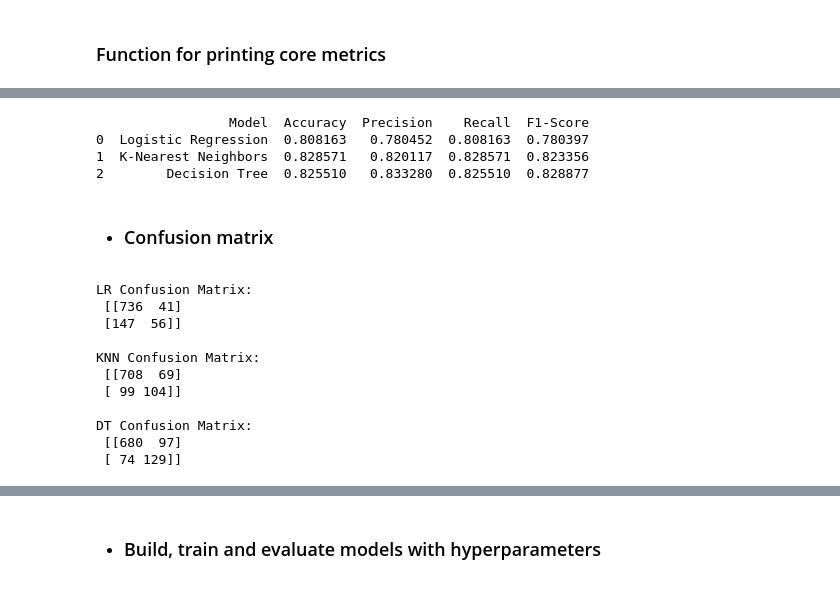
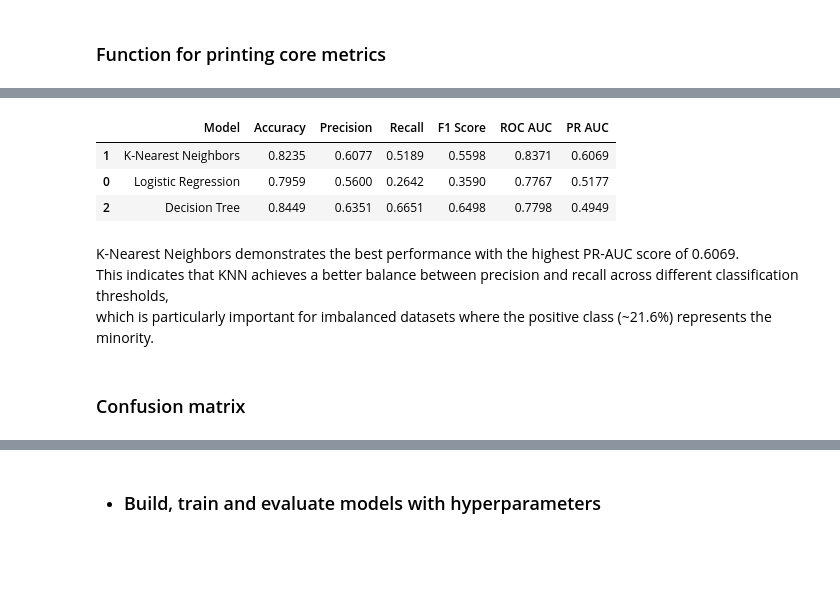
Before and after one commit to Artemjzhukov/ML_Projects_Courses, a Jupyter notebook: ML-101/Portuguese wine quality/Classification_Portuguese_Wines.ipynb, the cells around one changed output, grey strips where cells are left out. Drawn from its saved outputs; the diff is of its cells as text; code cells hidden in the pictures; blank space fills up the shorter version.

```diff
--- a/ML-101/Portuguese wine quality/Classification_Portuguese_Wines.ipynb
+++ b/ML-101/Portuguese wine quality/Classification_Portuguese_Wines.ipynb
@@ -248,27 +215,0 @@ weighted avg   0.847665  0.844898  0.846177       980
-# %%
-# compare models
-
-models = {
-    'Logistic Regression': LR_pred,
-    'K-Nearest Neighbors': KNN_pred,
-    'Decision Tree': DT_pred
-}
-
-results = []
-
-for model_name, y_pred in models.items():
-    results.append({
-        'Model': model_name,
-        'Accuracy': accuracy_score(y_test, y_pred),
-        'Precision': precision_score(y_test, y_pred, average='weighted'),
-        'Recall': recall_score(y_test, y_pred, average='weighted'),
-        'F1-Score': f1_score(y_test, y_pred, average='weighted')
-    })
-
-results_df = pd.DataFrame(results)
-print(results_df.round(6))
-# %% [output]
-                 Model  Accuracy  Precision    Recall  F1-Score
-0  Logistic Regression  0.808163   0.780452  0.808163  0.780397
-1  K-Nearest Neighbors  0.828571   0.820117  0.828571  0.823356
-2        Decision Tree  0.825510   0.833280  0.825510  0.828877
@@ -275,24 +263,23 @@ print(results_df.round(6))
+# %%
+th=0.5
+evaluate_model(LR, X_test_org, y_test, model_name="Logistic Regression",threshold=th)
+evaluate_model(KNN, X_test_org, y_test, model_name="K-Nearest Neighbors",threshold=th)
+evaluate_model(DT, X_test_org, y_test, model_name="Decision Tree",threshold=th)
+
+
+results_df=results_df = pd.DataFrame.from_dict(all_results, orient='index').reset_index(drop=True).sort_values(by='PR AUC', ascending=False)
+numeric_cols = results_df.select_dtypes(include=[np.number]).columns.tolist()
+styled_results = results_df.style.background_gradient(cmap='viridis', subset=numeric_cols).format("{:.4f}",subset=numeric_cols)
+#'RdYlGn' or 'Blues' or 'viridis'
+styled_results
+# %% [output]
+|  | Model | Accuracy | Precision | Recall | F1 Score | ROC AUC | PR AUC |
+| 1 | K-Nearest Neighbors | 0.8235 | 0.6077 | 0.5189 | 0.5598 | 0.8371 | 0.6069 |
+| 0 | Logistic Regression | 0.7959 | 0.5600 | 0.2642 | 0.3590 | 0.7767 | 0.5177 |
+| 2 | Decision Tree | 0.8449 | 0.6351 | 0.6651 | 0.6498 | 0.7798 | 0.4949 |
+# %% [markdown]
+K-Nearest Neighbors demonstrates the best performance with the highest PR-AUC score of 0.6069.
+This indicates that KNN achieves a better balance between precision and recall across different classification thresholds,
+which is particularly important for imbalanced datasets where the positive class (~21.6%) represents the minority.
 # %% [markdown]
-* ### Confusion matrix
+### Confusion matrix
-# %%
-LR_confusion_mx = confusion_matrix(y_test, LR_pred)
-print("LR Confusion Matrix: \n", LR_confusion_mx)
-print()
-KNN_confusion_mx = confusion_matrix(y_test, KNN_pred)
-print("KNN Confusion Matrix: \n", KNN_confusion_mx)
-print()
-DT_confusion_mx = confusion_matrix(y_test, DT_pred)
-print("DT Confusion Matrix: \n", DT_confusion_mx)
-print()
-# %% [output]
-LR Confusion Matrix:
- [[736  41]
- [147  56]]
-
-KNN Confusion Matrix:
- [[708  69]
- [ 99 104]]
-
-DT Confusion Matrix:
- [[680  97]
- [ 74 129]]
```
Also changed, not shown: parts of 17 cells of this notebook.
